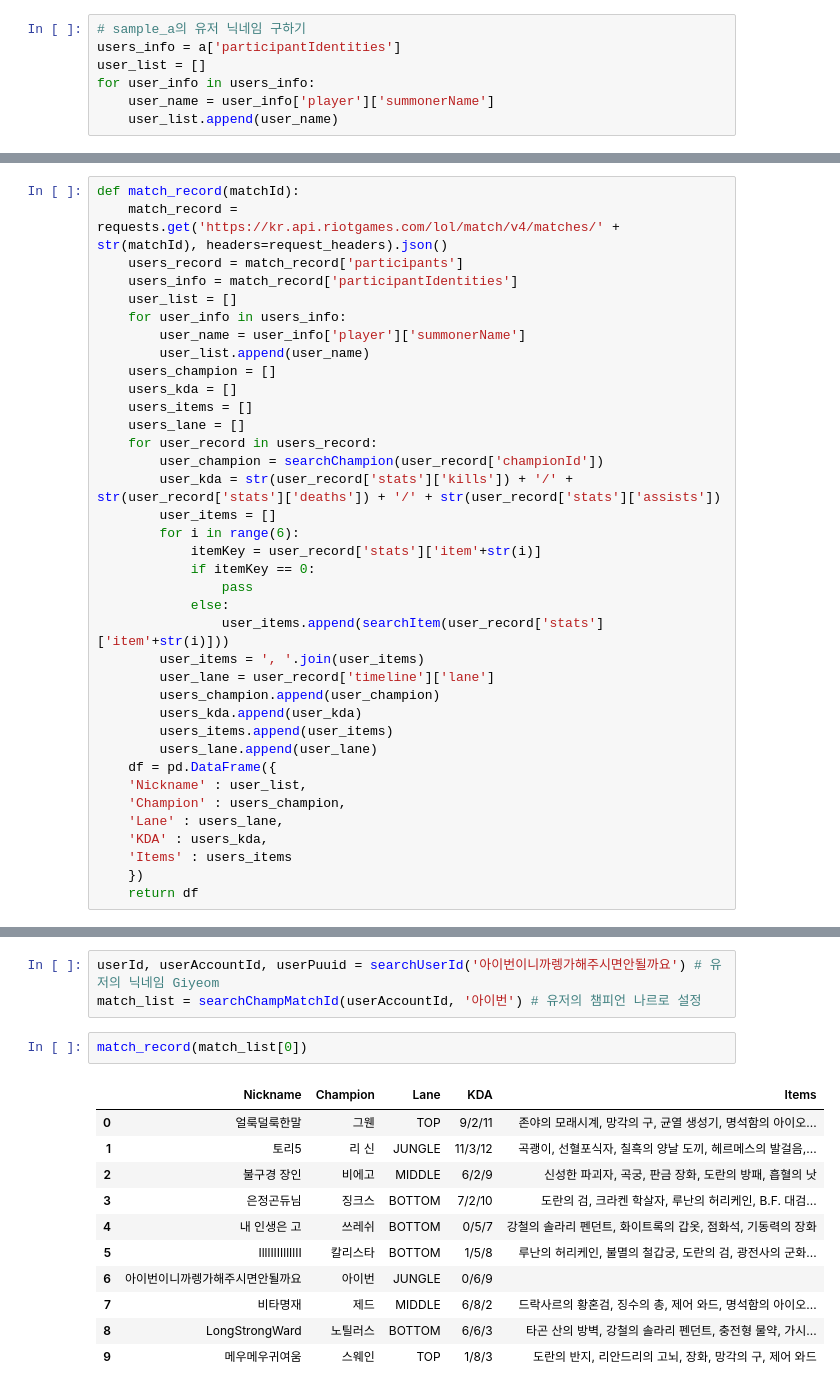
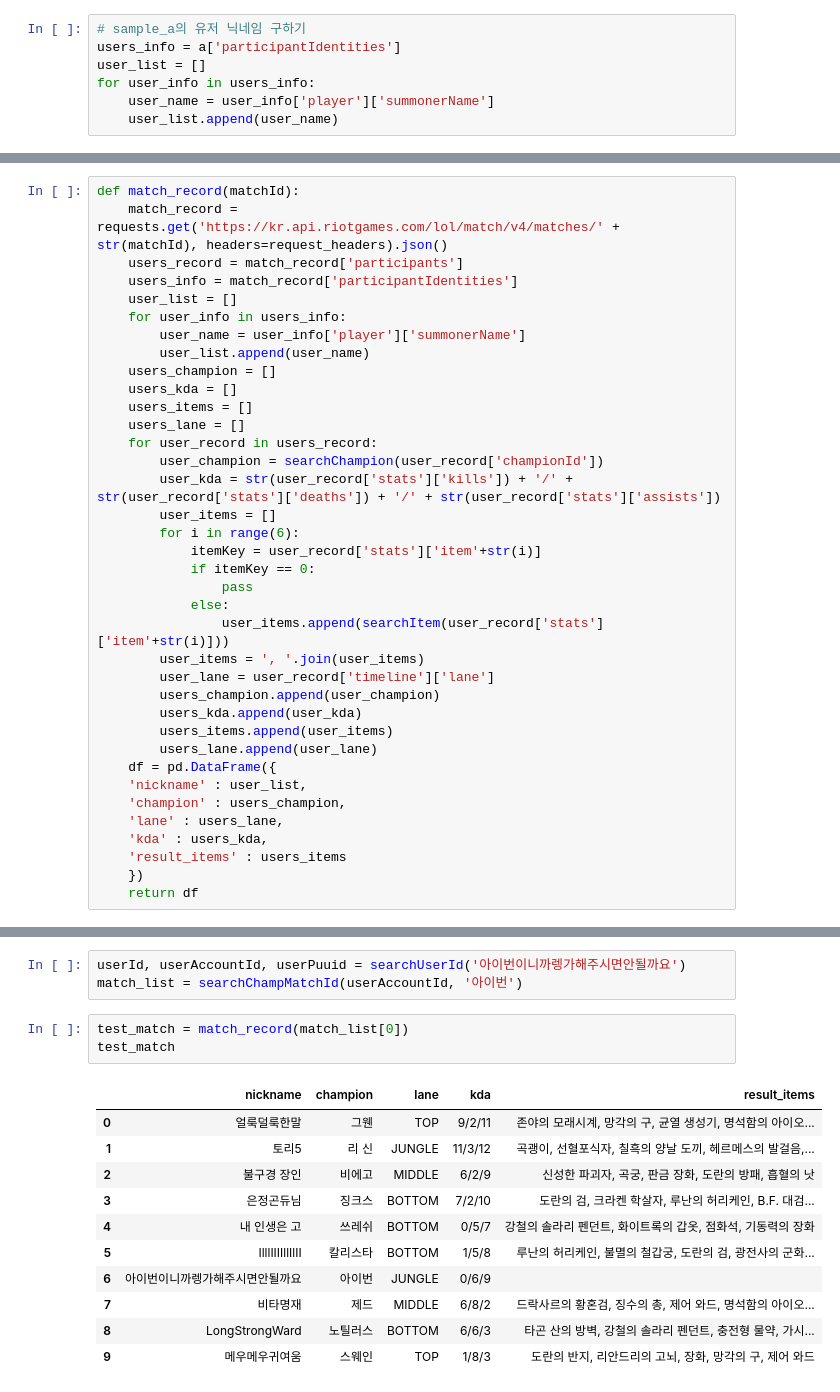
Before and after one commit to SeungmoHong/Troll.GG, a Jupyter notebook: 01. base/02.searchUser.ipynb, the cells around one changed output, grey strips where cells are left out. Cells and saved outputs as stored; diff of their text form.

```diff
--- a/01. base/02.searchUser.ipynb
+++ b/01. base/02.searchUser.ipynb
@@ -208,11 +208,11 @@ def match_record(matchId):
         users_items.append(user_items)
         users_lane.append(user_lane)
     df = pd.DataFrame({
-    'Nickname' : user_list,
-    'Champion' : users_champion,
-    'Lane' : users_lane,
-    'KDA' : users_kda,
-    'Items' : users_items
+    'nickname' : user_list,
+    'champion' : users_champion,
+    'lane' : users_lane,
+    'kda' : users_kda,
+    'result_items' : users_items
     })
     return df
 # %%
@@ -250,10 +252,11 @@ match_record(match_list2[5])
 # %%
-userId, userAccountId, userPuuid = searchUserId('아이번이니까렝가해주시면안될까요') # 유저의 닉네임 Giyeom
-match_list = searchChampMatchId(userAccountId, '아이번') # 유저의 챔피언 나르로 설정
+userId, userAccountId, userPuuid = searchUserId('아이번이니까렝가해주시면안될까요')
+match_list = searchChampMatchId(userAccountId, '아이번')
 # %%
-match_record(match_list[0])
+test_match = match_record(match_list[0])
+test_match
 # %% [output]
-|  | Nickname | Champion | Lane | KDA | Items |
+|  | nickname | champion | lane | kda | result_items |
 | 0 | 얼룩덜룩한말 | 그웬 | TOP | 9/2/11 | 존야의 모래시계, 망각의 구, 균열 생성기, 명석함의 아이오... |
 | 1 | 토리5 | 리 신 | JUNGLE | 11/3/12 | 곡괭이, 선혈포식자, 칠흑의 양날 도끼, 헤르메스의 발걸음,... |
 | 2 | 불구경 장인 | 비에고 | MIDDLE | 6/2/9 | 신성한 파괴자, 곡궁, 판금 장화, 도란의 방패, 흡혈의 낫 |
```
Also changed, not shown: parts of 20 cells of this notebook, 2 other files.
